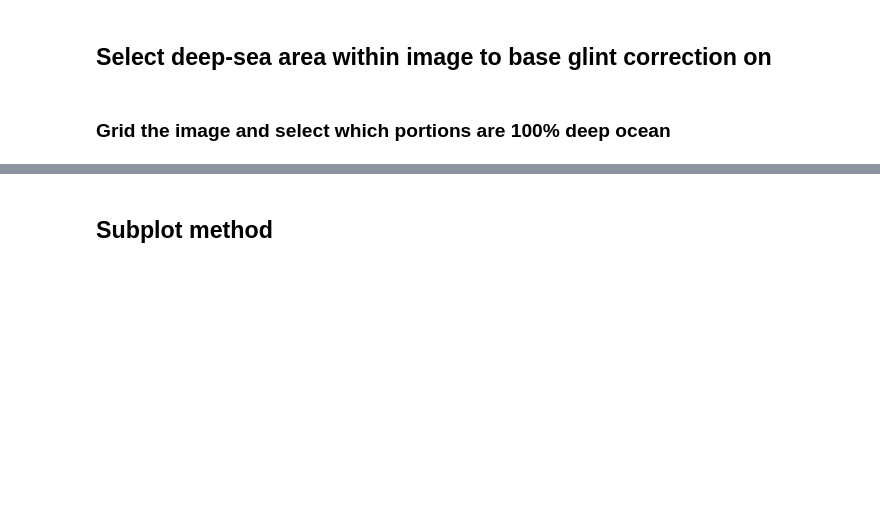
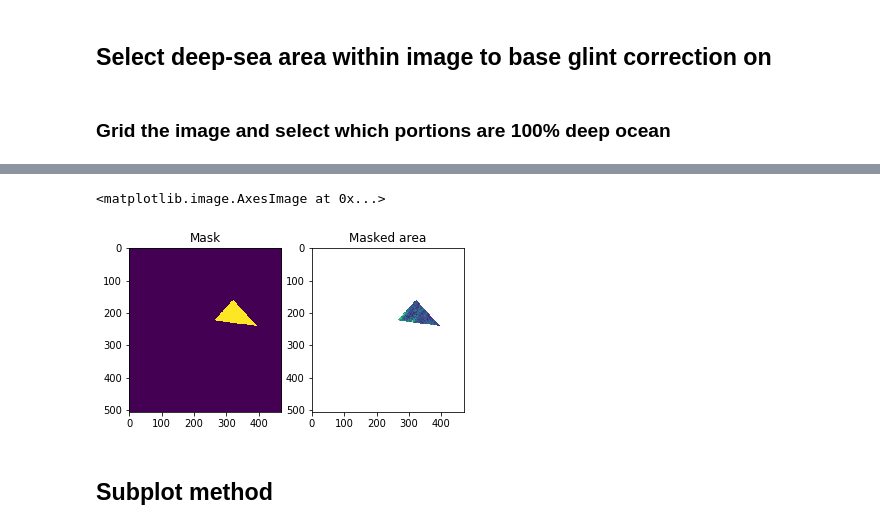
Before and after one commit to taslandcover/dea-notebooks, a Jupyter notebook: Glint/Hedley_2005_glint_correction.ipynb, the cells around one changed output, grey strips where cells are left out. Cells and saved outputs as stored; diff of their text form; code cells hidden in the pictures; blank space fills up the shorter version.

```diff
--- a/Glint/Hedley_2005_glint_correction.ipynb
+++ b/Glint/Hedley_2005_glint_correction.ipynb
@@ -495,18 +505,18 @@ srs.ImportFromEPSG(3577)
 prj_wkt = srs.ExportToWkt()
 
 #find the width and height of the xarray dataset we want to mask
-width,height = nir_only_cloud_free.isel(time=image).shape
+width,height = nir.isel(time=image).shape
 
 #location of the shapefile we're converting
 # project_area_CEA_albers_loc = data + project_ID + '_cea_albers.shp'
 
 #create 'transform' tuple that will define the dimensions of the rasterized shapefile
-easting = float(nir_only_cloud_free.x[0])
-W_E_pixelRes = float(nir_only_cloud_free.y[0] - nir_only_cloud_free.y[1])
+easting = float(nir.x[0])
+W_E_pixelRes = float(nir.y[0] - nir.y[1])
 rotation = 0.0 #(if image is 'north up')
-northing = float(nir_only_cloud_free.y[0])
+northing = float(nir.y[0])
 rotation1 = 0.0 #(if image is 'north up')
-N_S_pixelRes = float(nir_only_cloud_free.x[0] - nir_only_cloud_free.x[1])
+N_S_pixelRes = float(nir.x[0] - nir.x[1])
 transform = (easting, W_E_pixelRes, rotation, northing, rotation1, N_S_pixelRes)
 
 def rasterize_vector(input_data, cols, rows, geo_transform,
@@ -550,16 +560,19 @@ raster_deep_water_area = rasterize_vector("/g/data/u46/users/ah3144/dea-notebook
 # %%
 # imshow(raster_deep_water_area)
 # plt.plot(nir_only_cloud_free.where(raster_deep_water_area > 0).isel(time=image))
 # imshow(nir_only_cloud_free.isel(time=image).where(raster_deep_water_area > 0))
 # plt.plot(nir_only_cloud_free.isel(time=image))
 
 plt.figure()
 plt.subplot(121)
 plt.title ('Mask')
 imshow(raster_deep_water_area)
 plt.subplot(122)
 plt.title('Masked area')
-imshow(red_only_cloud_free.isel(time=image).where(raster_deep_water_area > 0))
+imshow(red.isel(time=image).where(raster_deep_water_area > 0))
+# %% [output]
+<matplotlib.image.AxesImage at 0x...>
+[figure, added]
 # %% [markdown]
 ## Subplot method
 # %%
```
Also changed, not shown: parts of 26 cells of this notebook.
